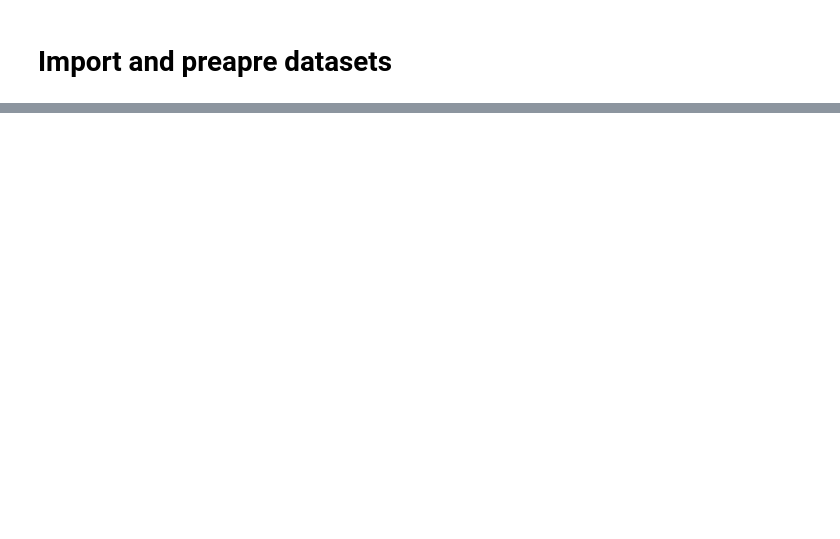
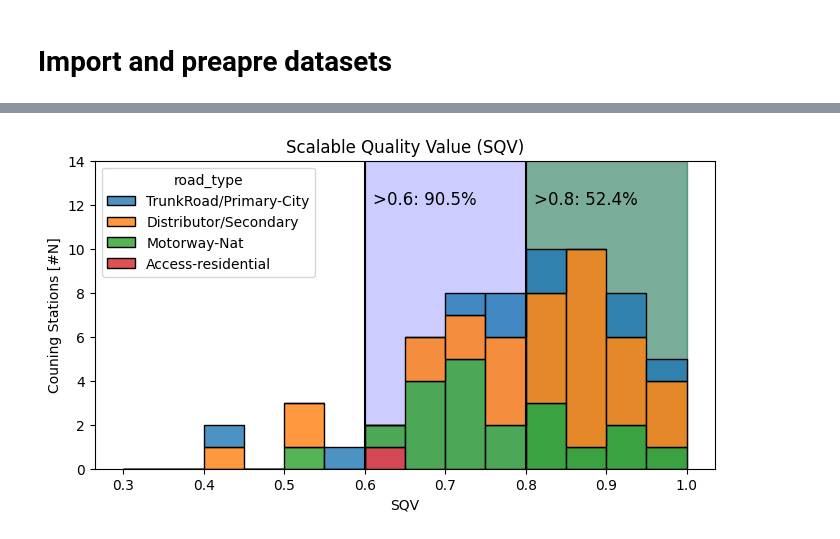
Before and after one commit to tum-esm/drive-inventory, a Jupyter notebook: notebooks/visum_counting_validation.ipynb, the cells around one changed output, grey strips where cells are left out. Cells and saved outputs as stored; diff of their text form; code cells hidden in the pictures; blank space fills up the shorter version.

```diff
--- a/notebooks/visum_counting_validation.ipynb
+++ b/notebooks/visum_counting_validation.ipynb
@@ -90,0 +157,22 @@ volume_sum_2019
+# %%
+fig = plt.figure(figsize=(8,4))
+
+plt.axvspan(0.6, 1, color = 'blue', zorder = 0, alpha = 0.2)
+plt.axvspan(0.8, 1, color = 'green', zorder = 0, alpha = 0.4)
+plt.axvline(0.8, c = 'black')
+plt.axvline(0.6, c = 'black')
+plt.ylim(0,14)
+
+sns.histplot(data=combined, x = 'sqv_SUM', bins = 14,
+             binrange=(0.3,1), hue='road_type', multiple='stack',
+             alpha = 0.8, legend=True)
+
+plt.text(0.61, 12, f'>0.6: {((len(combined[combined["sqv_SUM"]>0.6])/len(combined))*100):.1f}%', fontsize = 12)
+plt.text(0.81, 12, f'>0.8: {((len(combined[combined["sqv_SUM"]>0.8])/len(combined))*100):.1f}%', fontsize = 12)
+
+plt.title('Scalable Quality Value (SQV)')
+plt.xlabel('SQV')
+plt.ylabel('Couning Stations [#N]')
+plt.show(fig)
+# %% [output]
+[figure, added]
```
Also changed, not shown: parts of 16 cells of this notebook.
